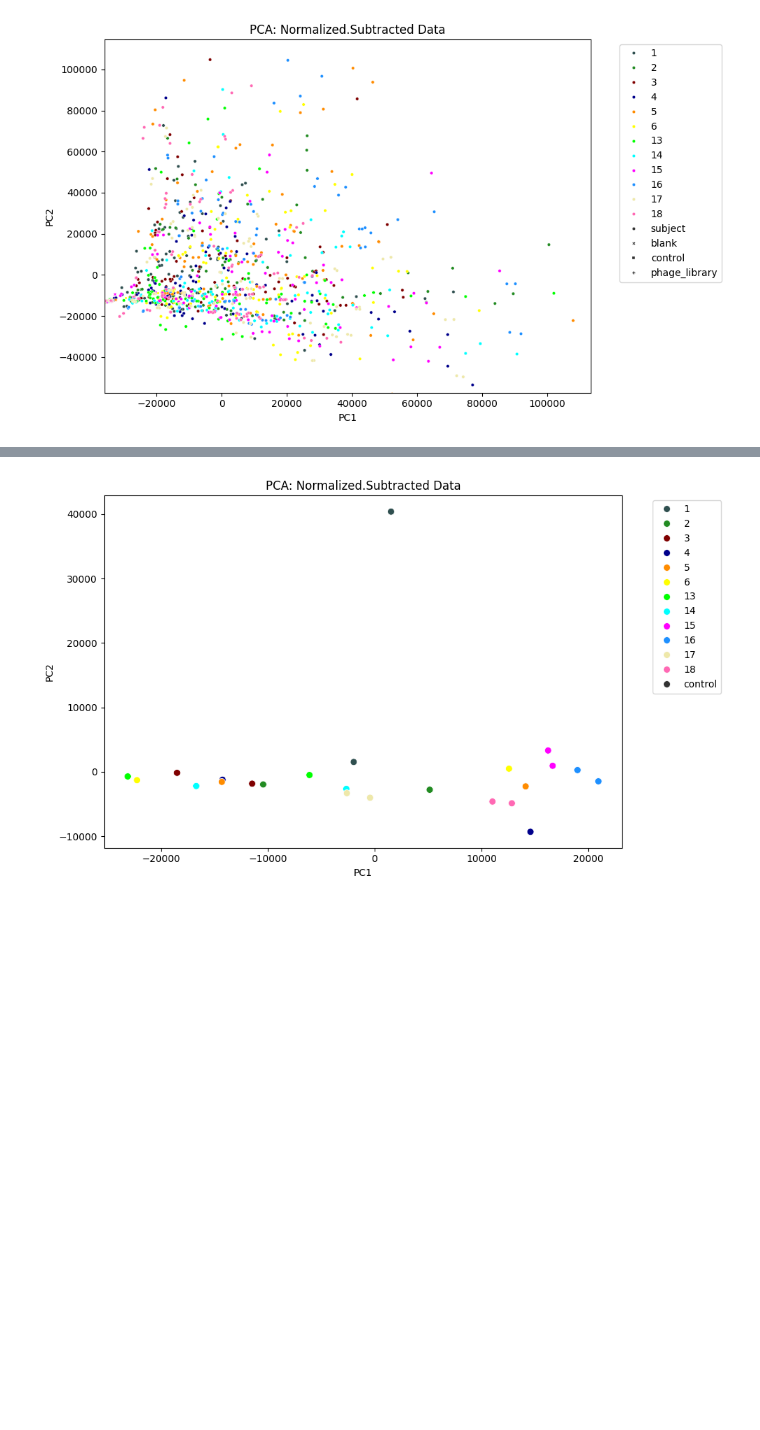
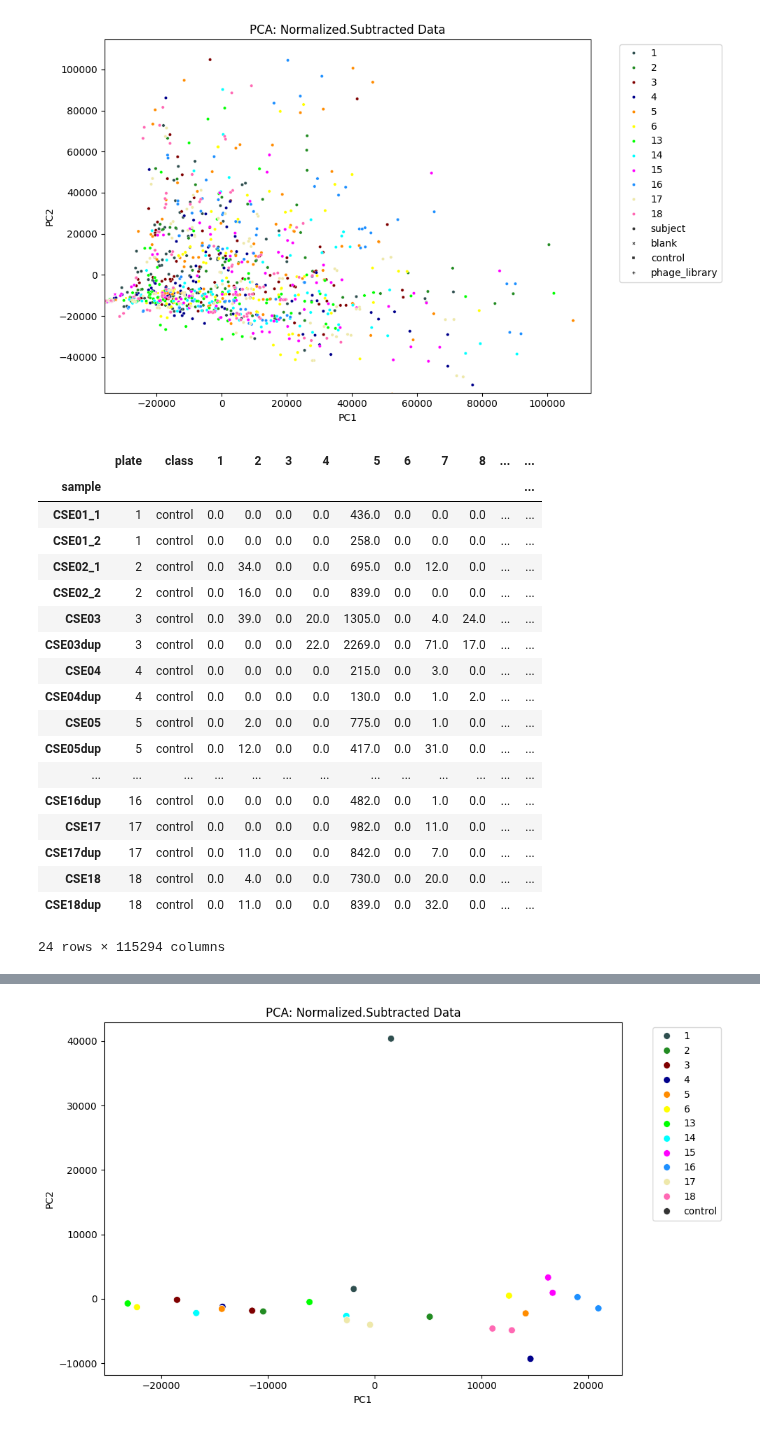
Before and after one commit to ucsffrancislab/genomics, a Jupyter notebook: data/20250409-Illumina-PhIP/20250414-PhIP-MultiPlate/out.123456131415161718/counts_normalized_subtracted_pcas.ipynb, the cells around one changed output, grey strips where cells are left out. Saved outputs shown, nothing was run; the diff lists cells and outputs as text; code cells hidden in the pictures; blank space fills up the shorter version.

```diff
--- a/data/20250409-Illumina-PhIP/20250414-PhIP-MultiPlate/out.123456131415161718/counts_normalized_subtracted_pcas.ipynb
+++ b/data/20250409-Illumina-PhIP/20250414-PhIP-MultiPlate/out.123456131415161718/counts_normalized_subtracted_pcas.ipynb
@@ -411,3 +397,28 @@ plot_pca(n.loc[
 plot_pca(s.reset_index().set_index('sample').drop(['subject','type'],axis='columns').fillna(0), "PCA: Normalized.Subtracted Data")
 # %% [output]
 [figure]
+# %%
+cse_pca_data_annot = data_annot.loc[
+    (data_annot.index.get_level_values('type') == 'commercial serum control'),:
+    ].reset_index().set_index('sample').drop(['subject','type'],axis='columns').fillna(0)
+cse_pca_data_annot
+# %% [output]
+|  | plate | class | 1 | 2 | 3 | 4 | 5 | 6 | 7 | 8 | ... | ... |
+| sample |  |  |  |  |  |  |  |  |  |  |  | ... |
+| CSE01_1 | 1 | control | 0.0 | 0.0 | 0.0 | 0.0 | 436.0 | 0.0 | 0.0 | 0.0 | ... | ... |
+| CSE01_2 | 1 | control | 0.0 | 0.0 | 0.0 | 0.0 | 258.0 | 0.0 | 0.0 | 0.0 | ... | ... |
+| CSE02_1 | 2 | control | 0.0 | 34.0 | 0.0 | 0.0 | 695.0 | 0.0 | 12.0 | 0.0 | ... | ... |
+| CSE02_2 | 2 | control | 0.0 | 16.0 | 0.0 | 0.0 | 839.0 | 0.0 | 0.0 | 0.0 | ... | ... |
+| CSE03 | 3 | control | 0.0 | 39.0 | 0.0 | 20.0 | 1305.0 | 0.0 | 4.0 | 24.0 | ... | ... |
+| CSE03dup | 3 | control | 0.0 | 0.0 | 0.0 | 22.0 | 2269.0 | 0.0 | 71.0 | 17.0 | ... | ... |
+| CSE04 | 4 | control | 0.0 | 0.0 | 0.0 | 0.0 | 215.0 | 0.0 | 3.0 | 0.0 | ... | ... |
+| CSE04dup | 4 | control | 0.0 | 0.0 | 0.0 | 0.0 | 130.0 | 0.0 | 1.0 | 2.0 | ... | ... |
+| CSE05 | 5 | control | 0.0 | 2.0 | 0.0 | 0.0 | 775.0 | 0.0 | 1.0 | 0.0 | ... | ... |
+| CSE05dup | 5 | control | 0.0 | 12.0 | 0.0 | 0.0 | 417.0 | 0.0 | 31.0 | 0.0 | ... | ... |
+| ... | ... | ... | ... | ... | ... | ... | ... | ... | ... | ... | ... | ... |
+| CSE16dup | 16 | control | 0.0 | 0.0 | 0.0 | 0.0 | 482.0 | 0.0 | 1.0 | 0.0 | ... | ... |
+| CSE17 | 17 | control | 0.0 | 0.0 | 0.0 | 0.0 | 982.0 | 0.0 | 11.0 | 0.0 | ... | ... |
+| CSE17dup | 17 | control | 0.0 | 11.0 | 0.0 | 0.0 | 842.0 | 0.0 | 7.0 | 0.0 | ... | ... |
+| CSE18 | 18 | control | 0.0 | 4.0 | 0.0 | 0.0 | 730.0 | 0.0 | 20.0 | 0.0 | ... | ... |
+| CSE18dup | 18 | control | 0.0 | 11.0 | 0.0 | 0.0 | 839.0 | 0.0 | 32.0 | 0.0 | ... | ... |
+24 rows × 115294 columns
```
Also changed, not shown: parts of 15 cells of this notebook, 1 other file.
